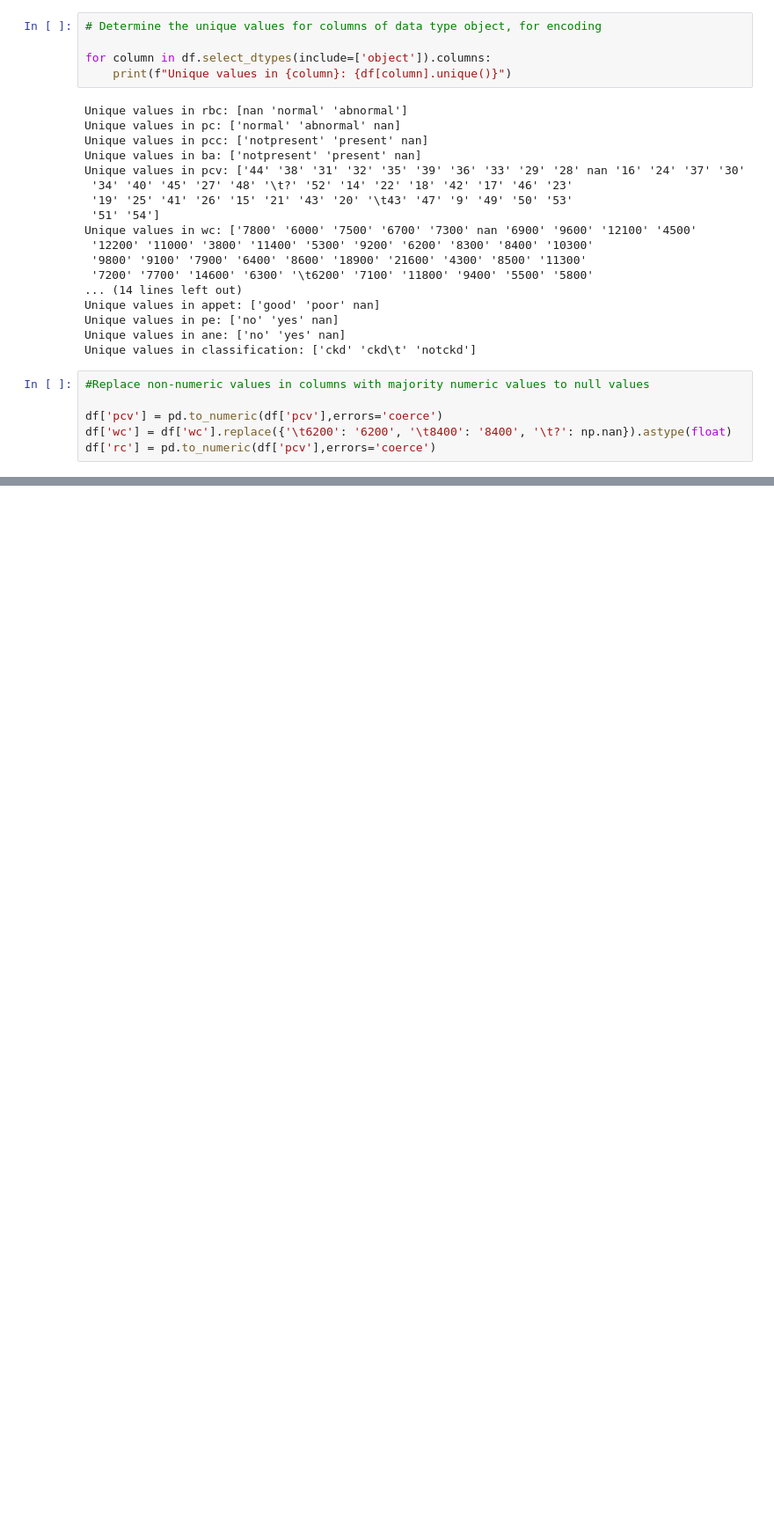
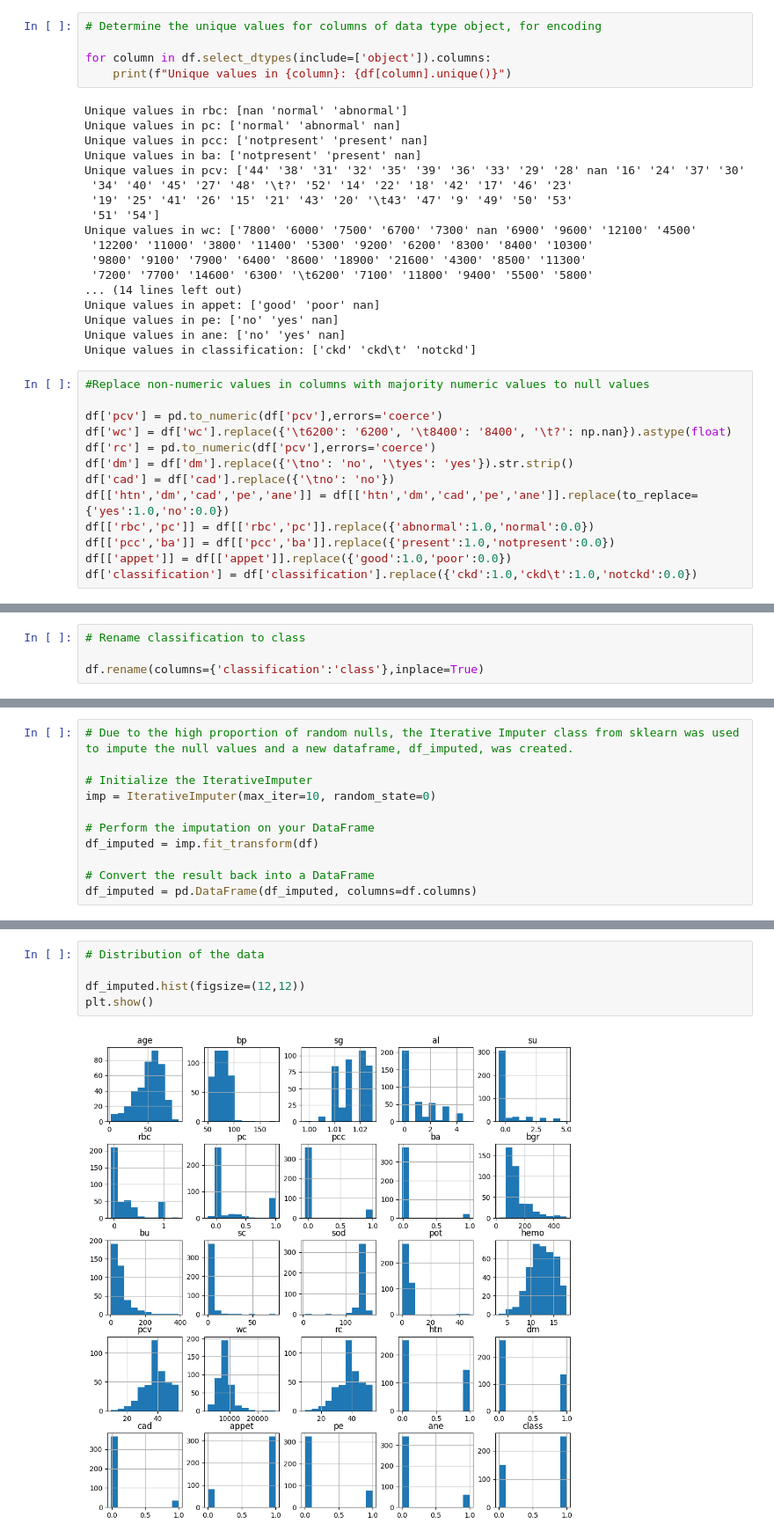
Before and after one commit to CDan07/IOD, a Jupyter notebook: Mini Projects/Mini Project 2.ipynb, the cells around one changed output, grey strips where cells are left out. Shown at 88% size. Saved outputs shown, nothing was run; the diff lists cells and outputs as text; blank space fills up the shorter version.

```diff
--- a/Mini Projects/Mini Project 2.ipynb
+++ b/Mini Projects/Mini Project 2.ipynb
@@ -76,3 +85,10 @@ Unique values in classification: ['ckd' 'ckd\t' 'notckd']
 df['pcv'] = pd.to_numeric(df['pcv'],errors='coerce')
 df['wc'] = df['wc'].replace({'\t6200': '6200', '\t8400': '8400', '\t?': np.nan}).astype(float)
 df['rc'] = pd.to_numeric(df['pcv'],errors='coerce')
+df['dm'] = df['dm'].replace({'\tno': 'no', '\tyes': 'yes'}).str.strip()
+df['cad'] = df['cad'].replace({'\tno': 'no'})
+df[['htn','dm','cad','pe','ane']] = df[['htn','dm','cad','pe','ane']].replace(to_replace={'yes':1.0,'no':0.0})
+df[['rbc','pc']] = df[['rbc','pc']].replace({'abnormal':1.0,'normal':0.0})
+df[['pcc','ba']] = df[['pcc','ba']].replace({'present':1.0,'notpresent':0.0})
+df[['appet']] = df[['appet']].replace({'good':1.0,'poor':0.0})
+df['classification'] = df['classification'].replace({'ckd':1.0,'ckd\t':1.0,'notckd':0.0})
@@ -99,3 +117,7 @@ memory usage: 81.2+ KB
+# %%
+# Rename classification to class
+
+df.rename(columns={'classification':'class'},inplace=True)
 # %%
 # Determine the proportion of null values
 
@@ -141,0 +145,11 @@ Unique values in classification: ['ckd' 'ckd\t' 'notckd']
+# %%
+# Due to the high proportion of random nulls, the Iterative Imputer class from sklearn was used to impute the null values and a new dataframe, df_imputed, was created.
+
+# Initialize the IterativeImputer
+imp = IterativeImputer(max_iter=10, random_state=0)
+
+# Perform the imputation on your DataFrame
+df_imputed = imp.fit_transform(df)
+
+# Convert the result back into a DataFrame
+df_imputed = pd.DataFrame(df_imputed, columns=df.columns)
@@ -141,0 +178,7 @@ Unique values in classification: ['ckd' 'ckd\t' 'notckd']
+# %%
+# Distribution of the data
+
+df_imputed.hist(figsize=(12,12))
+plt.show()
+# %% [output]
+[figure, added]
```
Also changed, not shown: parts of 9 cells of this notebook.
